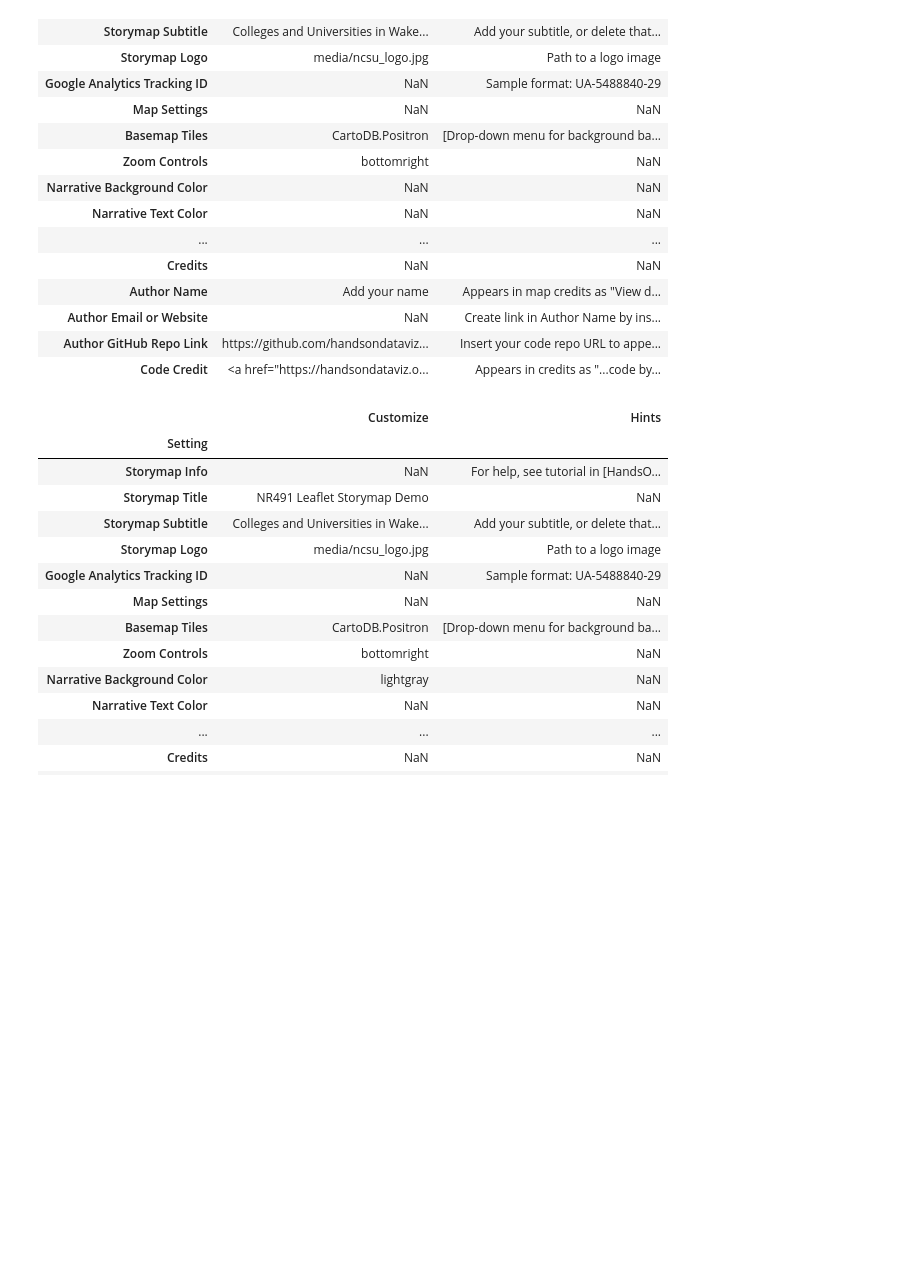
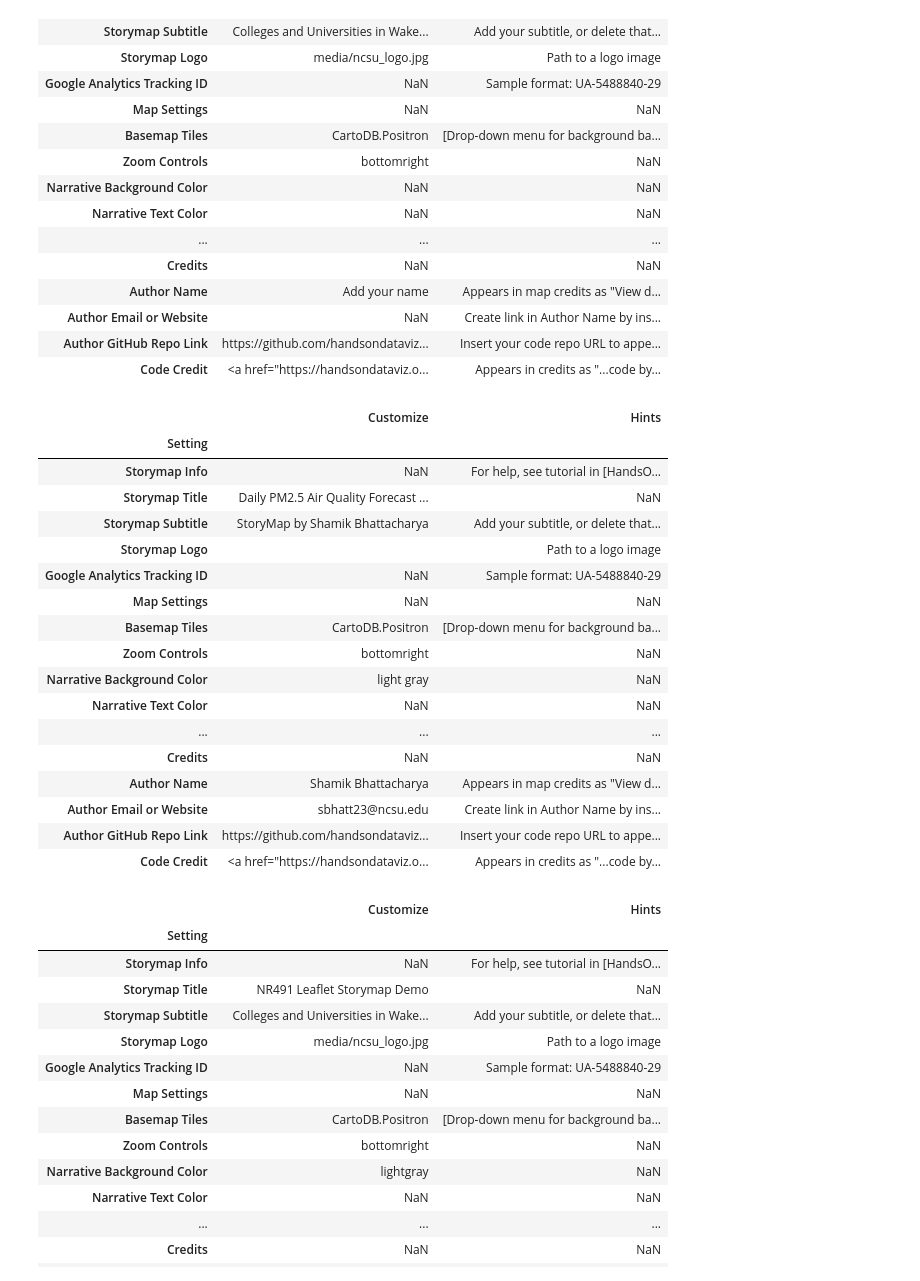
Before and after one commit to shamik394/SB_leaflet_1, a Jupyter notebook: storymap.ipynb, the cells around one changed output. Saved outputs shown, nothing was run; the diff lists cells and outputs as text; code cells hidden in the pictures; blank space fills up the shorter version.

```diff
--- a/storymap.ipynb
+++ b/storymap.ipynb
@@ -156,6 +156,36 @@ options_df
 | Author Email or Website | NaN | Create link in Author Name by ins... |
 | Author GitHub Repo Link | https://github.com/handsondataviz... | Insert your code repo URL to appe... |
 | Code Credit | <a href="https://handsondataviz.o... | Appears in credits as "...code by... |
+# %%
+# Customize Options CSV and title page
+options_df['Customize']['Author Name'] = 'Shamik Bhattacharya'
+options_df['Customize']['Storymap Title'] = 'Daily PM2.5 Air Quality Forecast Across All US and NC Counties on Nov 8 th, 2023'
+options_df['Customize']['Author Email or Website'] = 'sbhatt23@ncsu.edu'
+options_df['Customize']['Storymap Subtitle'] = 'StoryMap by Shamik Bhattacharya'
+options_df['Customize']['Storymap Logo'] = ''
+options_df['Customize']['Narrative Background Color'] = 'light gray'
+# save your options df as Options.csv
+options_df.to_csv('./csv/Options.csv')
+options_df
+# %% [output]
+|  | Customize | Hints |
+| Setting |  |  |
+| Storymap Info | NaN | For help, see tutorial in [HandsO... |
+| Storymap Title | Daily PM2.5 Air Quality Forecast ... | NaN |
+| Storymap Subtitle | StoryMap by Shamik Bhattacharya | Add your subtitle, or delete that... |
+| Storymap Logo |  | Path to a logo image |
+| Google Analytics Tracking ID | NaN | Sample format: UA-5488840-29 |
+| Map Settings | NaN | NaN |
+| Basemap Tiles | CartoDB.Positron | [Drop-down menu for background ba... |
+| Zoom Controls | bottomright | NaN |
+| Narrative Background Color | light gray | NaN |
+| Narrative Text Color | NaN | NaN |
+| ... | ... | ... |
+| Credits | NaN | NaN |
+| Author Name | Shamik Bhattacharya | Appears in map credits as "View d... |
+| Author Email or Website | sbhatt23@ncsu.edu | Create link in Author Name by ins... |
+| Author GitHub Repo Link | https://github.com/handsondataviz... | Insert your code repo URL to appe... |
+| Code Credit | <a href="https://handsondataviz.o... | Appears in credits as "...code by... |
 # %%
 #options_df['Customize'] ['Zoom Controls'] = 'topright'
 #options_df['Customize'] ['Basemap Tiles	'] = 'Stamen.TonerBackground'
```
Also changed, not shown: parts of 3 cells of this notebook, 3 other files.
